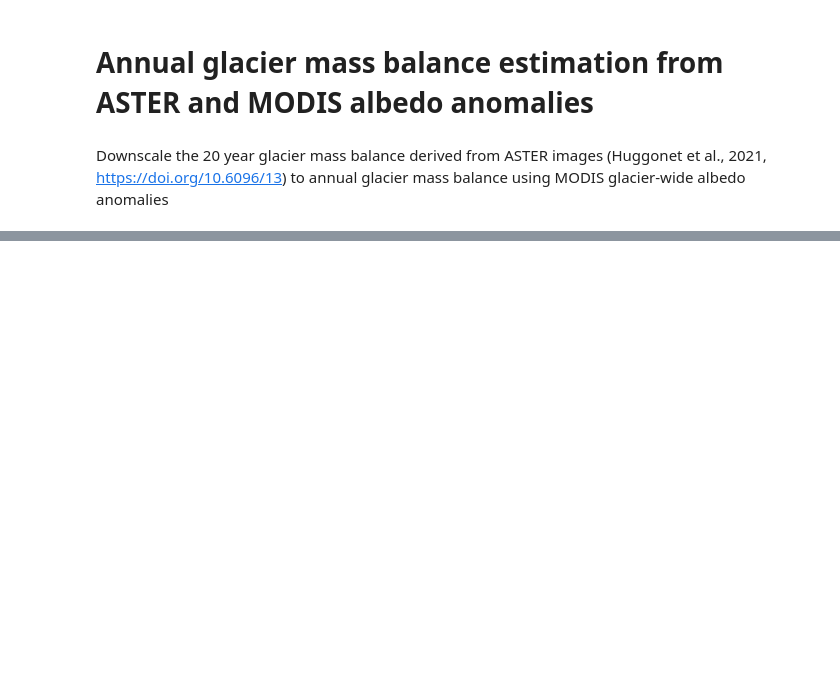
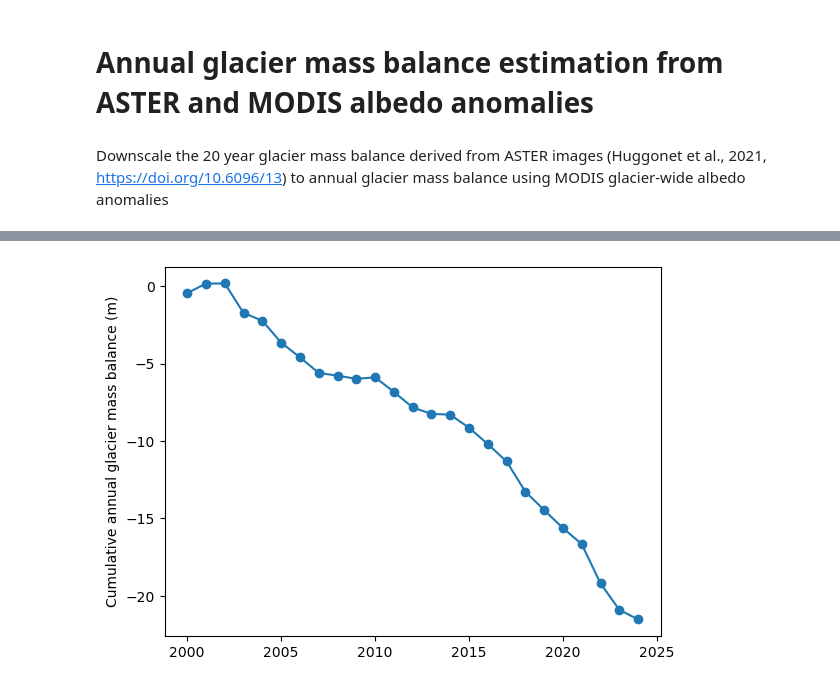
Before and after one commit to mattiacallegari/albedo-anomaly-method, a Jupyter notebook: GMB_estimation.ipynb, the cells around one changed output, grey strips where cells are left out. Saved outputs shown, nothing was run; the diff lists cells and outputs as text; code cells hidden in the pictures; blank space fills up the shorter version.

```diff
--- a/GMB_estimation.ipynb
+++ b/GMB_estimation.ipynb
@@ -339,0 +93,5 @@ r2_score(df_plot['WGMS_gmb'], df_plot['MOD10_albedo_gmb'])
+# %%
+ax = annual_gmb.cumsum().plot(marker='o', ylabel='Cumulative annual glacier mass balance (m)')
+ax.xaxis.get_major_locator().set_params(integer=True)
+# %% [output]
+[figure, added]
```
Also changed, not shown: parts of 50 cells of this notebook, 19 other files.
